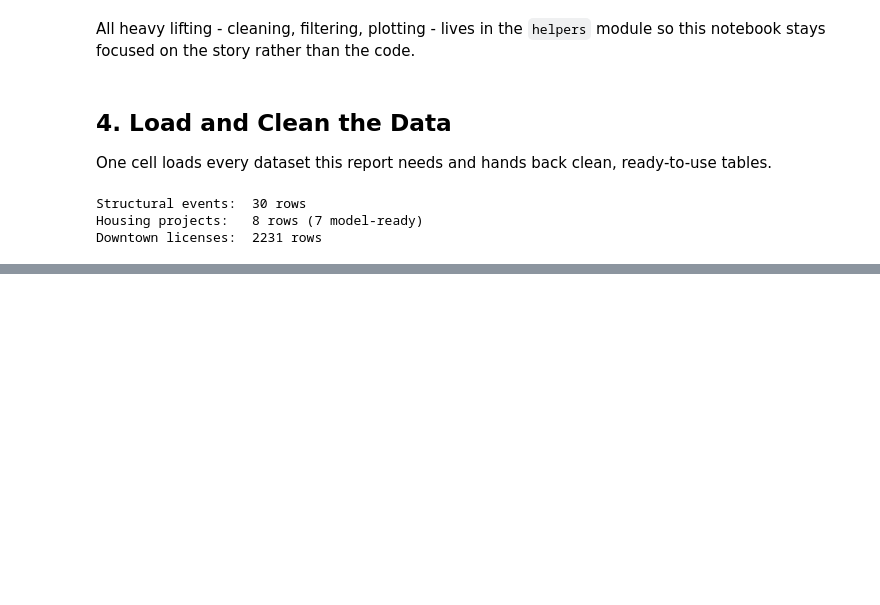
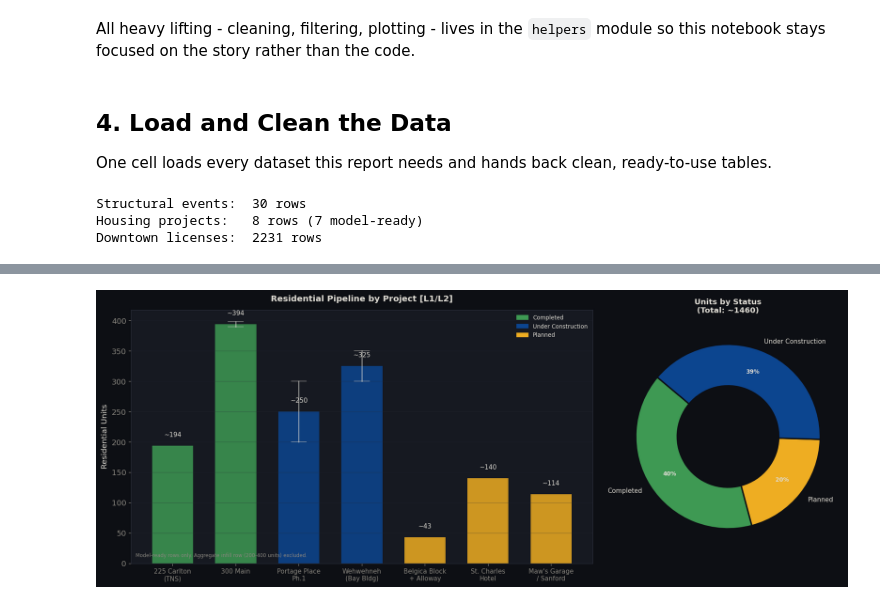
Before and after one commit to rynetroy/comp-2040-project-3, a Jupyter notebook: notebooks/stakeholder_report.ipynb, the cells around one changed output, grey strips where cells are left out. Cells and saved outputs as stored; diff of their text form; code cells hidden in the pictures; blank space fills up the shorter version.

```diff
--- a/notebooks/stakeholder_report.ipynb
+++ b/notebooks/stakeholder_report.ipynb
@@ -114,0 +197,14 @@ Downtown licenses:  2231 rows
+# %%
+housing_model, short_labels = prepare_residential_pipeline_plot_data(housing)
+
+fig, axes = plot_residential_pipeline(
+    housing_model,
+    short_labels,
+    growth_color="#3e9953",
+    transition_color="#0c458f",
+    accent_color="#EEAD22"
+)
+
+plt.show()
+# %% [output]
+[figure, added]
```
Also changed, not shown: parts of 18 cells of this notebook.
